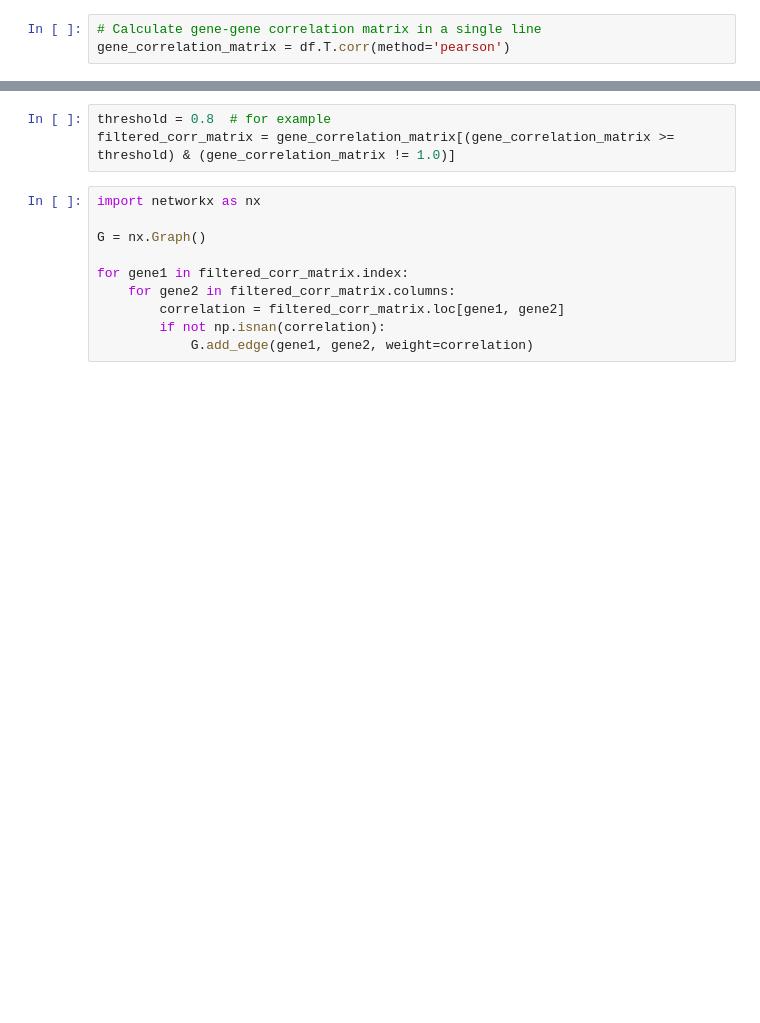
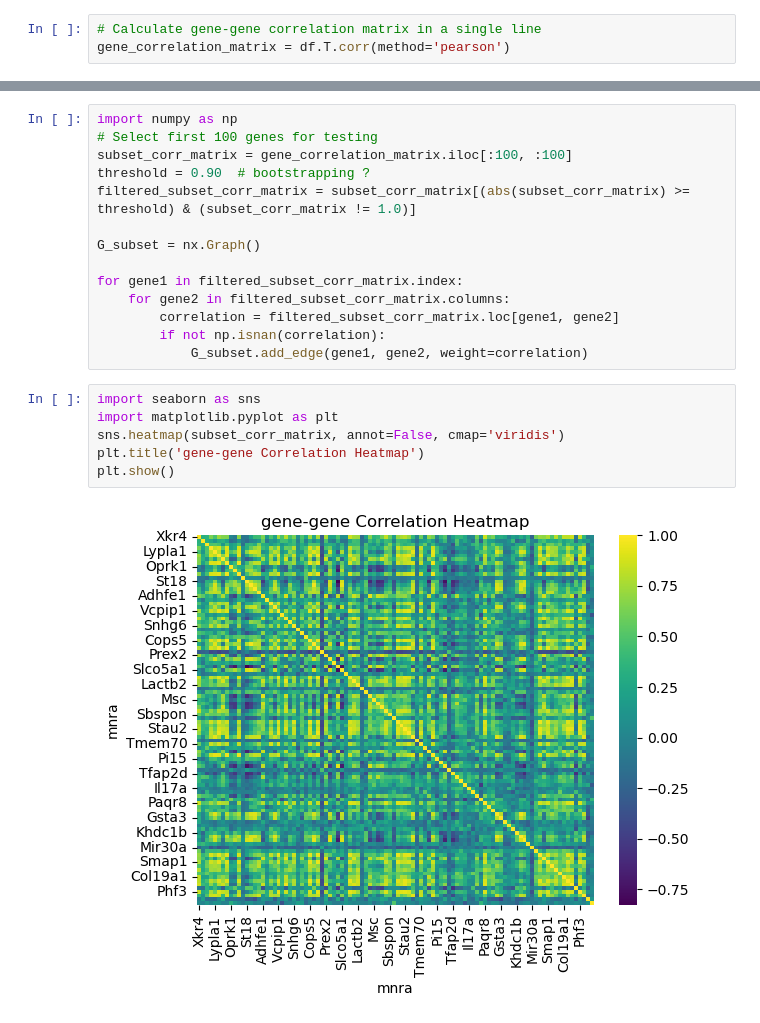
Before and after one commit to Finebouche/transcriptome_dataset, a Jupyter notebook: August_check_data.ipynb, the cells around one changed output, grey strips where cells are left out. Saved outputs shown, nothing was run; the diff lists cells and outputs as text; blank space fills up the shorter version.

```diff
--- a/August_check_data.ipynb
+++ b/August_check_data.ipynb
@@ -47,13 +87,22 @@ gene_correlation_matrix
-# %%
-threshold = 0.8  # for example
-filtered_corr_matrix = gene_correlation_matrix[(gene_correlation_matrix >= threshold) & (gene_correlation_matrix != 1.0)]
 # %%
-import networkx as nx
+import numpy as np
+# Select first 100 genes for testing
+subset_corr_matrix = gene_correlation_matrix.iloc[:100, :100]
+threshold = 0.90  # bootstrapping ?
+filtered_subset_corr_matrix = subset_corr_matrix[(abs(subset_corr_matrix) >= threshold) & (subset_corr_matrix != 1.0)]
 
-G = nx.Graph()
+G_subset = nx.Graph()
 
-for gene1 in filtered_corr_matrix.index:
-    for gene2 in filtered_corr_matrix.columns:
-        correlation = filtered_corr_matrix.loc[gene1, gene2]
+for gene1 in filtered_subset_corr_matrix.index:
+    for gene2 in filtered_subset_corr_matrix.columns:
+        correlation = filtered_subset_corr_matrix.loc[gene1, gene2]
         if not np.isnan(correlation):
-            G.add_edge(gene1, gene2, weight=correlation)
+            G_subset.add_edge(gene1, gene2, weight=correlation)
+# %%
+import seaborn as sns
+import matplotlib.pyplot as plt
+sns.heatmap(subset_corr_matrix, annot=False, cmap='viridis')
+plt.title('gene-gene Correlation Heatmap')
+plt.show()
+# %% [output]
+[figure, added]
```
Also changed, not shown: parts of 10 cells of this notebook.
